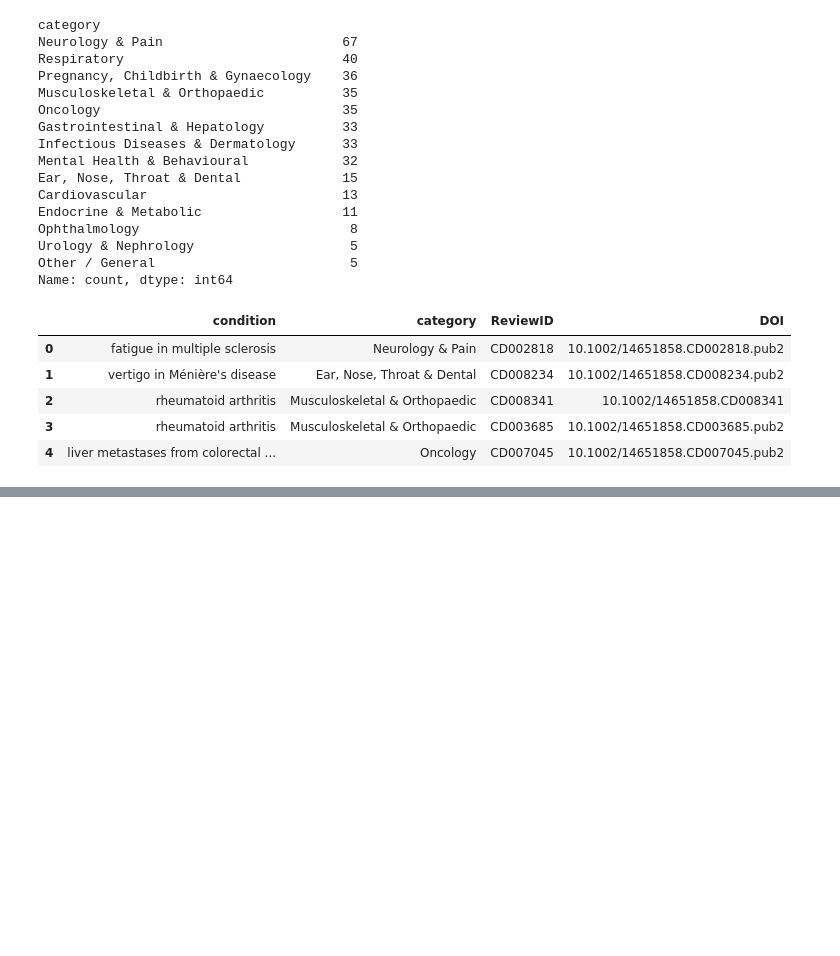
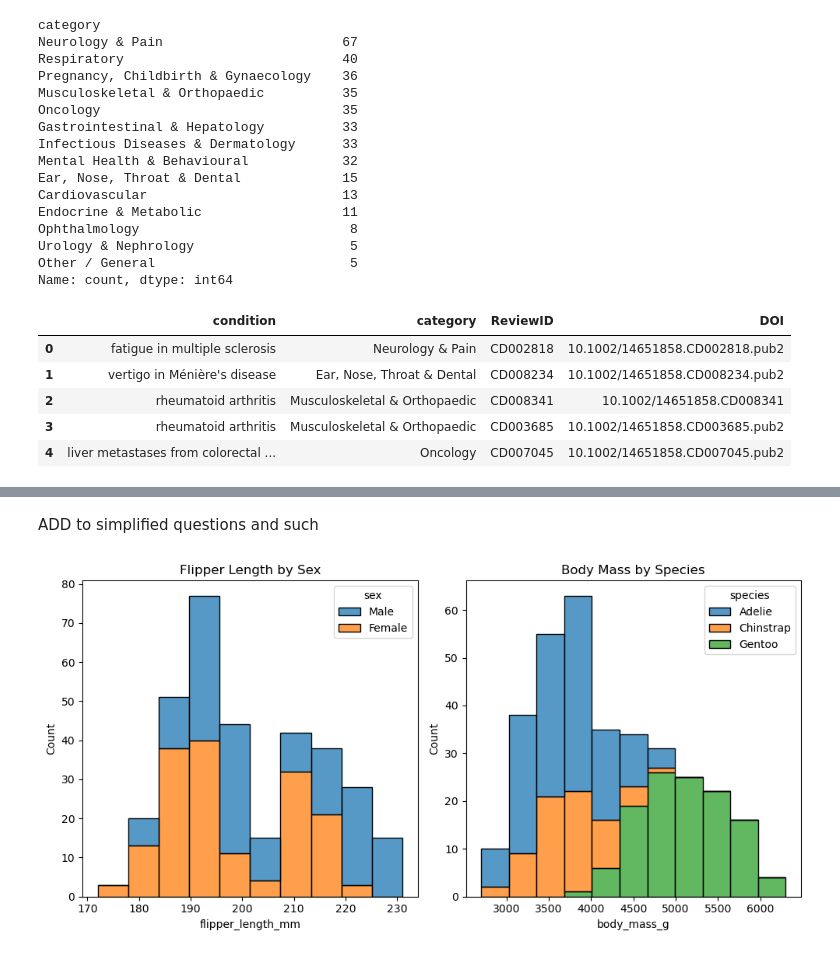
Before and after one commit to hyesunyun/LLMHealthFramingEffect, a Jupyter notebook: data/data_exploration_preprocess.ipynb, the cells around one changed output, grey strips where cells are left out. Cells and saved outputs as stored; diff of their text form; code cells hidden in the pictures; blank space fills up the shorter version.

```diff
--- a/data/data_exploration_preprocess.ipynb
+++ b/data/data_exploration_preprocess.ipynb
@@ -1123,3 +1123,5 @@ models = ["api-llama3.3", "api-llama4", "claude_4.5_sonnet", "gpt-5.1", "huatuo-
 
 for model in models:
     add_condition_category(model)
+# %% [markdown]
+ADD to simplified questions and such
@@ -1125,0 +1145,25 @@ for model in models:
+# %%
+import seaborn as sns
+import matplotlib.pyplot as plt
+
+# Load the example dataset and drop null values for plotting
+penguins = sns.load_dataset("penguins").dropna()
+
+# Create a figure and a set of subplots (1 row, 2 columns)
+fig, axs = plt.subplots(1, 2, figsize=(10, 5))
+
+# Plot the first histogram on the left subplot (axs[0])
+# 'hue="sex"' provides two colors within this histogram
+sns.histplot(data=penguins, x="flipper_length_mm", hue="sex", multiple="stack", ax=axs[0])
+axs[0].set_title("Flipper Length by Sex")
+
+# Plot the second histogram on the right subplot (axs[1])
+# 'hue="species"' provides two (or more) colors within this histogram
+sns.histplot(data=penguins, x="body_mass_g", hue="species", multiple="stack", ax=axs[1])
+axs[1].set_title("Body Mass by Species")
+
+# Adjust layout and display the plots
+plt.tight_layout()
+plt.show()
+# %% [output]
+[figure, added]
```
Also changed, not shown: parts of 2 cells of this notebook, 47 other files.
